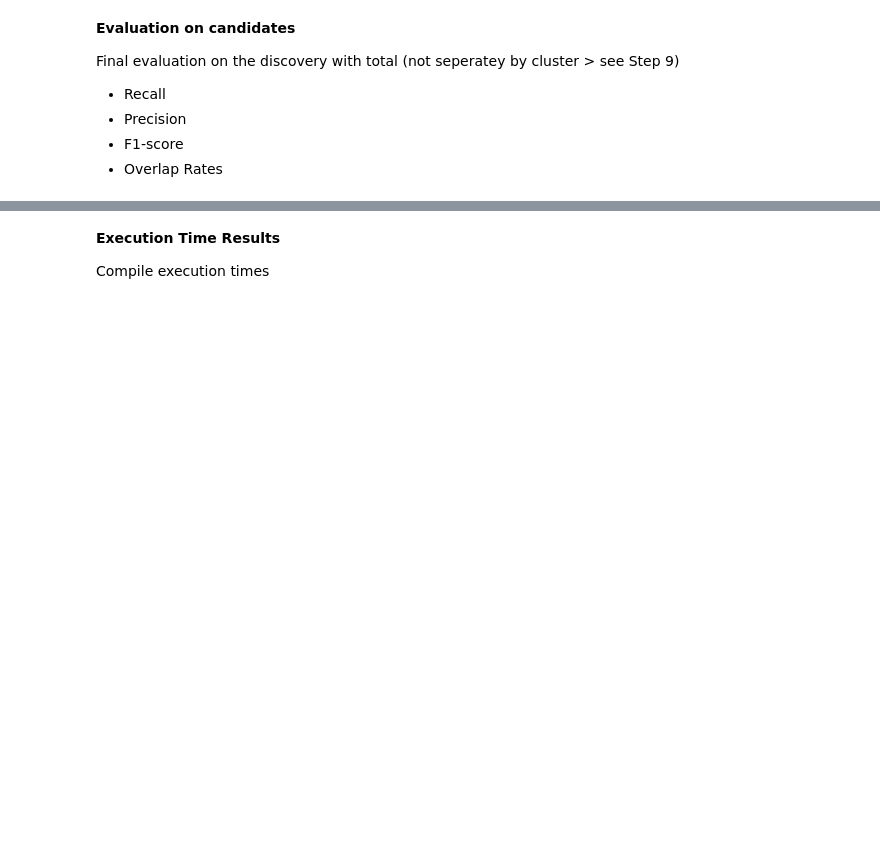
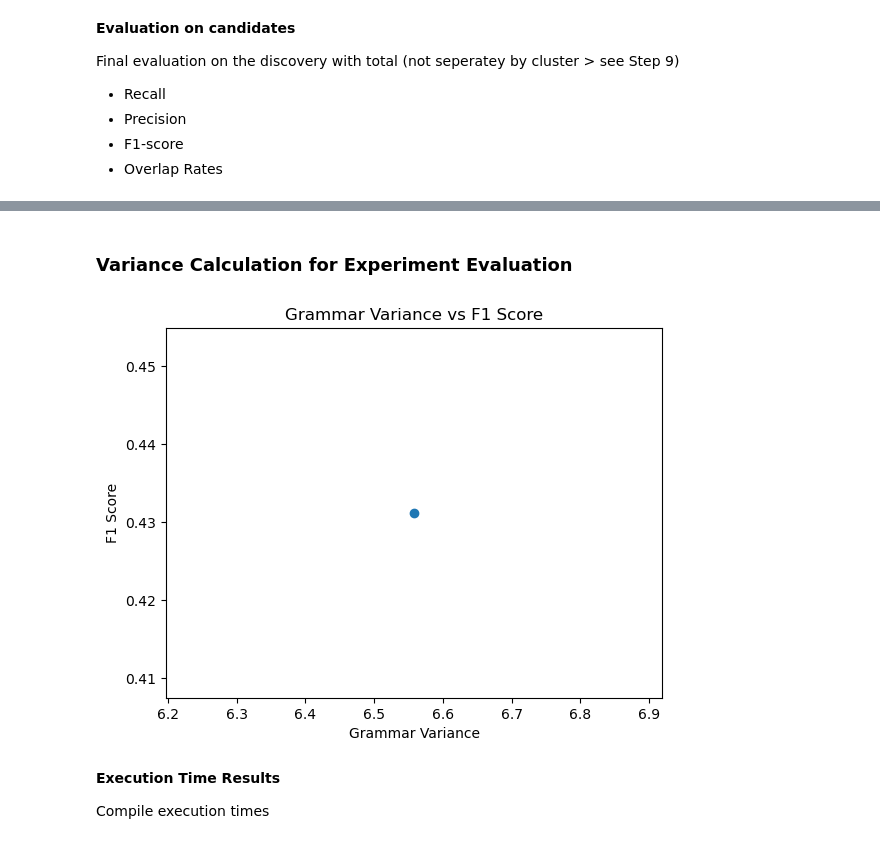
Before and after one commit to thohenadl/TSMDforUILogs, a Jupyter notebook: JupyterNotebooks/00_EX1.ipynb, the cells around one changed output, grey strips where cells are left out. Saved outputs shown, nothing was run; the diff lists cells and outputs as text; code cells hidden in the pictures; blank space fills up the shorter version.

```diff
--- a/JupyterNotebooks/00_EX1.ipynb
+++ b/JupyterNotebooks/00_EX1.ipynb
@@ -691,3 +686,16 @@ overlap_gt_ratio
+# %% [markdown]
+### Variance Calculation for Experiment Evaluation
+# %%
+grammer_variance = np.var(log["rule_density_count"], ddof=1)
+
+plt.figure()
+plt.scatter(grammer_variance, f1)
+plt.xlabel("Grammar Variance")
+plt.ylabel("F1 Score")
+plt.title("Grammar Variance vs F1 Score")
+plt.show()
+# %% [output]
+[figure, added]
 # %% [markdown]
 **Execution Time Results**
 
```
Also changed, not shown: parts of 9 cells of this notebook, 2 other files.
